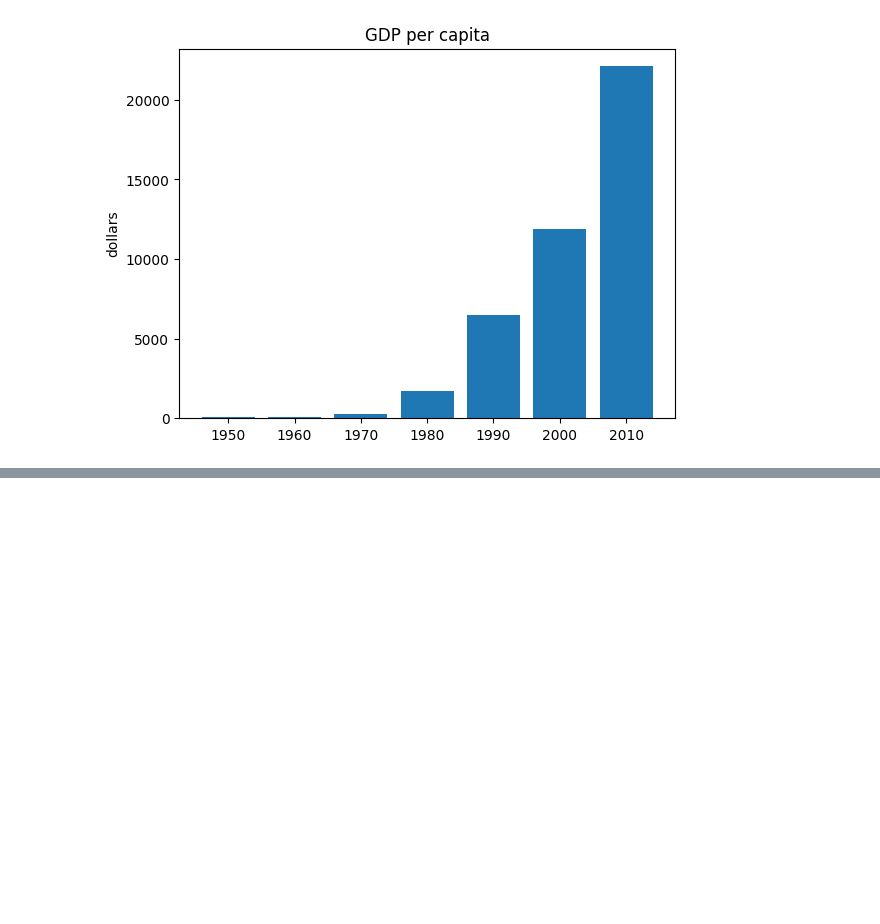
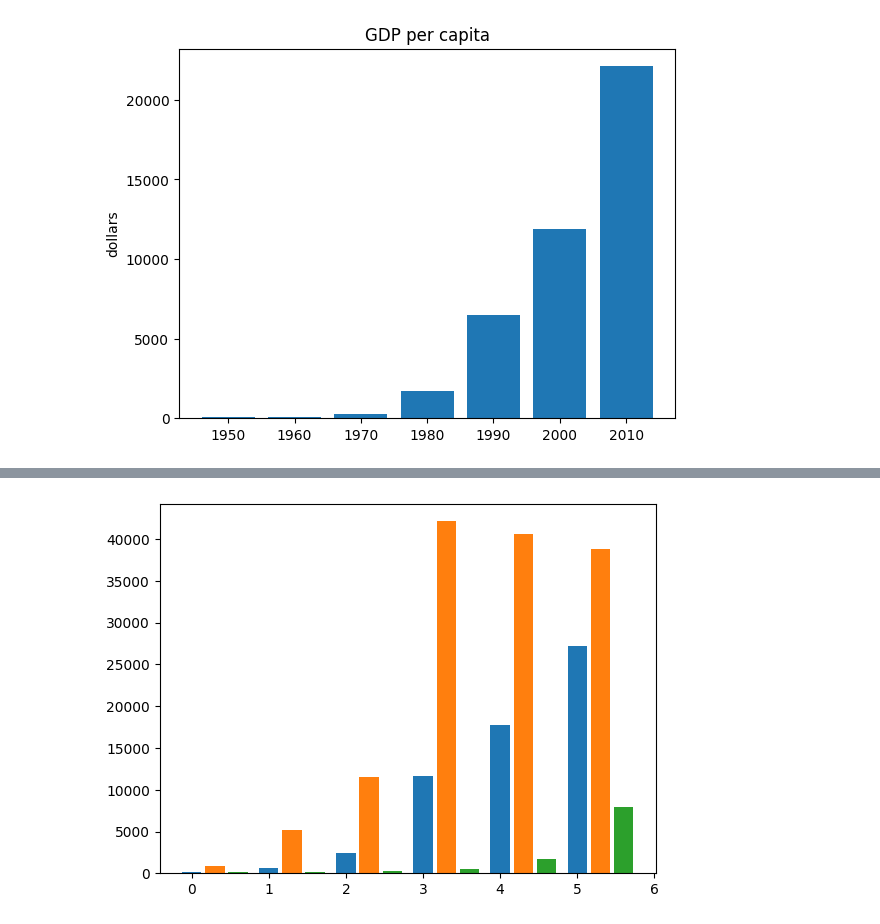
Before and after one commit to wamong/DMU-JMJ, a Jupyter notebook: 1학년2학기/교양파이썬/11주차/py_week11.ipynb, the cells around one changed output, grey strips where cells are left out. Cells and saved outputs as stored; diff of their text form; code cells hidden in the pictures; blank space fills up the shorter version.

```diff
--- a/1학년2학기/교양파이썬/11주차/py_week11.ipynb
+++ b/1학년2학기/교양파이썬/11주차/py_week11.ipynb
@@ -65,0 +81,9 @@ plt.show()
+# %%
+x_range = np.arange(len(years))
+plt.bar(x_range + 0.0, ko, width = 0.25)
+plt.bar(x_range + 0.3, jp, width = 0.25)
+plt.bar(x_range + 0.6, ch, width = 0.25)
+plt.savefig('arange.png', dpi=600)
+plt.show()
+# %% [output]
+[figure, added]
```
Also changed, not shown: parts of 1 cell of this notebook, 2 other files.
